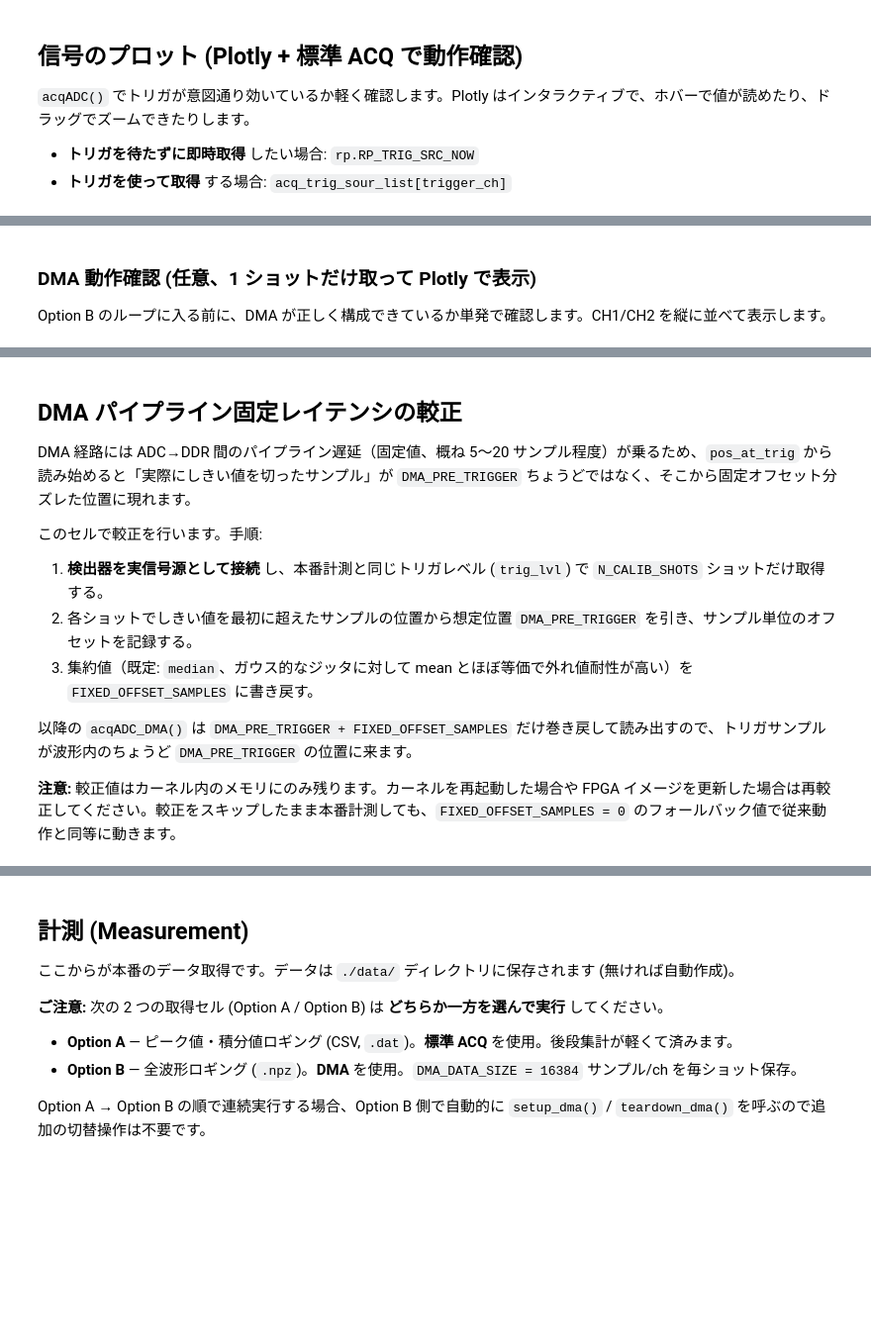
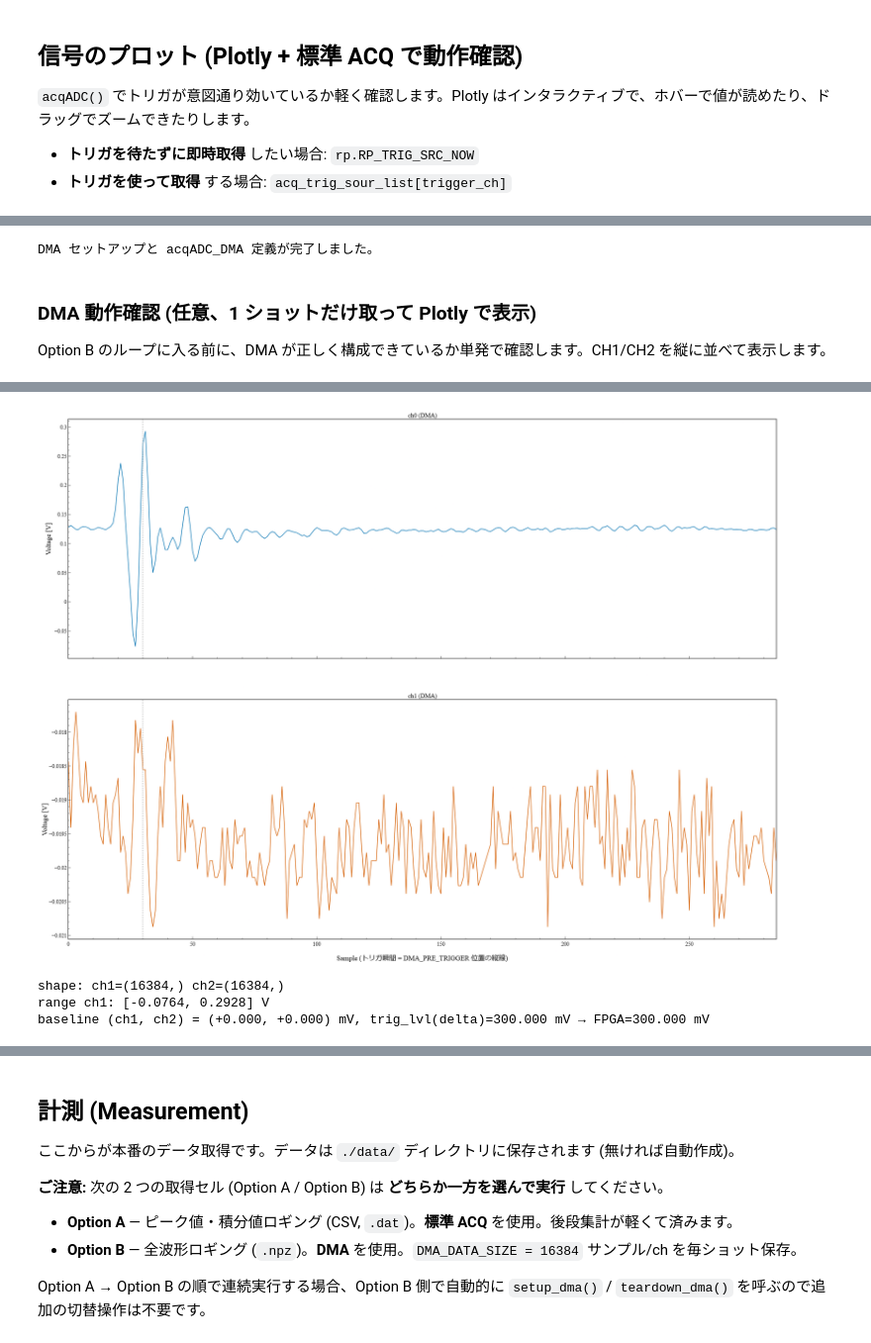
Before and after one commit to accel-kitchen/detector-redpitaya-jupyterlab, a Jupyter notebook: detector-acquisition-dma.ipynb, the cells around one changed output, grey strips where cells are left out. Shown at 99% size. Drawn from its saved outputs; the diff is of its cells as text; code cells hidden in the pictures; blank space fills up the shorter version.

```diff
--- a/detector-acquisition-dma.ipynb
+++ b/detector-acquisition-dma.ipynb
@@ -269,8 +293,8 @@ def setup_dma():
     rp.rp_AcqAxiEnable(rp.RP_CH_1, True)
     rp.rp_AcqAxiEnable(rp.RP_CH_2, True)
 
-    # トリガレベルは標準 ACQ と共有 (rp_AcqSetTriggerLevel)
-    rp.rp_AcqSetTriggerLevel(trigger_list[trigger_ch], trig_lvl)
+    # 標準 ACQ と DMA は rp_AcqSetTriggerLevel を共有する。最新のベースラインで反映する。
+    _apply_trigger_level()
     print("DMA enabled on CH1, CH2")
 
 
@@ -283,9 +307,9 @@ def teardown_dma():
 def acqADC_DMA(trigger_src):
     """DMA で 1 ショット取得し、両チャンネルの波形 (numpy float32, 長さ DMA_DATA_SIZE, V) を返す。
 
-    波形は「pre-trigger 領域 (DMA_PRE_TRIGGER サンプル) + post-trigger 領域 (DMA_TRIG_DELAY サンプル)」の
-    並びになる。FIXED_OFFSET_SAMPLES が 0 でなければ、その分だけ追加で巻き戻して読み出すことで
-    DMA パイプラインの固定レイテンシを補正する。"""
+    pos_at_trig から DMA_PRE_TRIGGER だけ巻き戻して読み出すことで、標準 ACQ と同じく
+    波形先頭から DMA_PRE_TRIGGER サンプル目にトリガ瞬間が来る。波形は素直な絶対電圧で返り、
+    ベースライン補正はトリガレベル側で吸収される (acqADC_DMA は波形を加工しない)。"""
     _start_and_wait(trigger_src, [
         lambda: rp.rp_AcqAxiGetBufferFillState(rp.RP_CH_1)[1],
         lambda: rp.rp_AcqAxiGetBufferFillState(rp.RP_CH_2)[1],
@@ -293,14 +317,13 @@ def acqADC_DMA(trigger_src):
 
     rp.rp_AcqStop()
 
-    # トリガ瞬間の書き込みポインタ (= 取得波形の先頭サンプル位置)
+    # トリガ瞬間の書き込みポインタ
     pos1 = rp.rp_AcqAxiGetWritePointerAtTrig(rp.RP_CH_1)[1]
     pos2 = rp.rp_AcqAxiGetWritePointerAtTrig(rp.RP_CH_2)[1]
 
-    # pre-trigger 分 + 固定レイテンシ補正だけ巻き戻して読み出す
-    rewind = DMA_PRE_TRIGGER + FIXED_OFFSET_SAMPLES
-    read1 = _rewind(pos1, _DMA_BUF['ch1'], rewind)
-    read2 = _rewind(pos2, _DMA_BUF['ch2'], rewind)
+    # pre-trigger 分だけ巻き戻して読み出す
+    read1 = _rewind(pos1, _DMA_BUF['ch1'], DMA_PRE_TRIGGER)
+    read2 = _rewind(pos2, _DMA_BUF['ch2'], DMA_PRE_TRIGGER)
 
     rp.rp_AcqAxiGetDataRaw(rp.RP_CH_1, read1, DMA_DATA_SIZE, _dma_ibuf[0].cast())
     rp.rp_AcqAxiGetDataRaw(rp.RP_CH_2, read2, DMA_DATA_SIZE, _dma_ibuf[1].cast())
@@ -313,6 +336,8 @@ def acqADC_DMA(trigger_src):
 
 
 print("DMA セットアップと acqADC_DMA 定義が完了しました。")
+# %% [output]
+DMA セットアップと acqADC_DMA 定義が完了しました。
 # %% [markdown]
 ### DMA 動作確認 (任意、1 ショットだけ取って Plotly で表示)
 
@@ -325,20 +350,22 @@ try:
     fig = make_subplots(rows=2, cols=1, shared_xaxes=True,
                         subplot_titles=('ch0 (DMA)', 'ch1 (DMA)'),
                         vertical_spacing=0.08)
-    # pre-trigger + duty サンプルを表示してトリガ前後の様子が両方見えるようにする
+    # pre-trigger + duty サンプル分だけ表示してトリガ前後の様子を確認
     view_n = DMA_PRE_TRIGGER + duty
     for i, waveform in enumerate(waveform_arr):
         fig.add_trace(go.Scatter(y=waveform[:view_n], mode='lines', name=f'ch{i}'),
                       row=i + 1, col=1)
-        # トリガ瞬間を縦線で示す (DMA_PRE_TRIGGER の位置)
+        # トリガ瞬間 (= サンプル DMA_PRE_TRIGGER) を縦線で示す
         fig.add_vline(x=DMA_PRE_TRIGGER, line=dict(color='gray', width=1, dash='dot'),
                       row=i + 1, col=1)
-    fig.update_xaxes(title_text='Sample (0 = 波形先頭, トリガ瞬間 = DMA_PRE_TRIGGER)', row=2, col=1)
+    fig.update_xaxes(title_text='Sample (トリガ瞬間 = DMA_PRE_TRIGGER 位置の縦線)', row=2, col=1)
     fig.update_yaxes(title_text='Voltage [V]')
     fig.update_layout(width=w, height=h, showlegend=False)
     paper_style.show(fig)
     print(f'shape: ch1={waveform_arr[0].shape} ch2={waveform_arr[1].shape}')
     print(f'range ch1: [{waveform_arr[0].min():.4f}, {waveform_arr[0].max():.4f}] V')
-    print(f'pre-trigger = {DMA_PRE_TRIGGER}, fixed_offset = {FIXED_OFFSET_SAMPLES} samples')
+    print(f'baseline (ch1, ch2) = ({BASELINE_V_CH1*1e3:+.3f}, {BASELINE_V_CH2*1e3:+.3f}) mV, '
+          f'trig_lvl(delta)={trig_lvl*1e3:.3f} mV → FPGA={(_baseline_for_active_ch()+trig_lvl)*1e3:.3f} mV')
 finally:
     teardown_dma()
+# %% [output]
@@ -345,14 +374,4 @@ finally:
+[figure, added]
+shape: ch1=(16384,) ch2=(16384,)
+range ch1: [-0.0764, 0.2928] V
+baseline (ch1, ch2) = (+0.000, +0.000) mV, trig_lvl(delta)=300.000 mV → FPGA=300.000 mV
-# %% [markdown]
-## DMA パイプライン固定レイテンシの較正
-
-DMA 経路には ADC→DDR 間のパイプライン遅延（固定値、概ね 5〜20 サンプル程度）が乗るため、`pos_at_trig` から読み始めると「実際にしきい値を切ったサンプル」が `DMA_PRE_TRIGGER` ちょうどではなく、そこから固定オフセット分ズレた位置に現れます。
-
-このセルで較正を行います。手順:
-
-1. **検出器を実信号源として接続** し、本番計測と同じトリガレベル (`trig_lvl`) で `N_CALIB_SHOTS` ショットだけ取得する。
-2. 各ショットでしきい値を最初に超えたサンプルの位置から想定位置 `DMA_PRE_TRIGGER` を引き、サンプル単位のオフセットを記録する。
-3. 集約値（既定: `median`、ガウス的なジッタに対して mean とほぼ等価で外れ値耐性が高い）を `FIXED_OFFSET_SAMPLES` に書き戻す。
-
-以降の `acqADC_DMA()` は `DMA_PRE_TRIGGER + FIXED_OFFSET_SAMPLES` だけ巻き戻して読み出すので、トリガサンプルが波形内のちょうど `DMA_PRE_TRIGGER` の位置に来ます。
-
-**注意:** 較正値はカーネル内のメモリにのみ残ります。カーネルを再起動した場合や FPGA イメージを更新した場合は再較正してください。較正をスキップしたまま本番計測しても、`FIXED_OFFSET_SAMPLES = 0` のフォールバック値で従来動作と同等に動きます。
```
Also changed, not shown: parts of 10 cells of this notebook, 1 other file.
